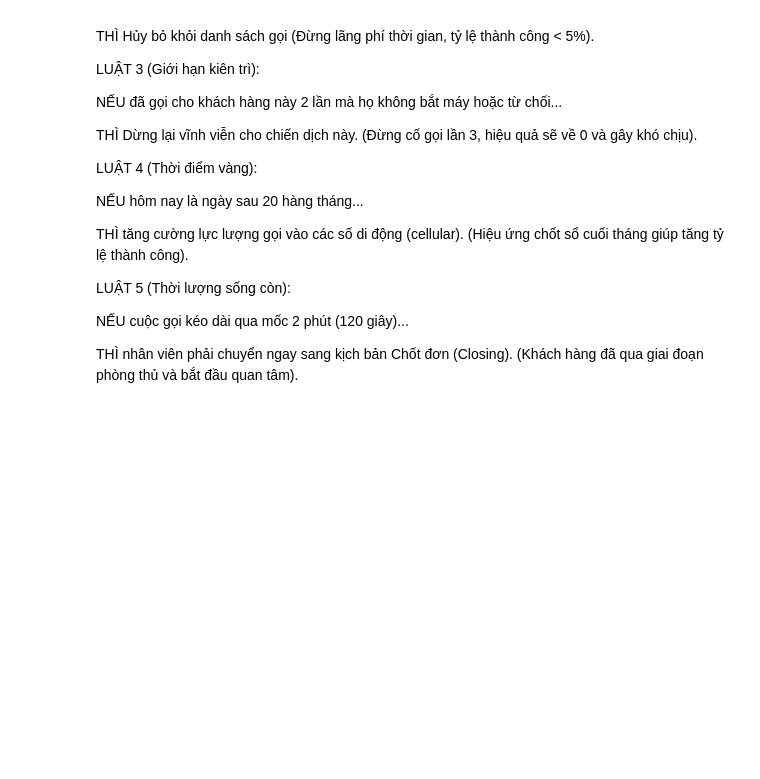
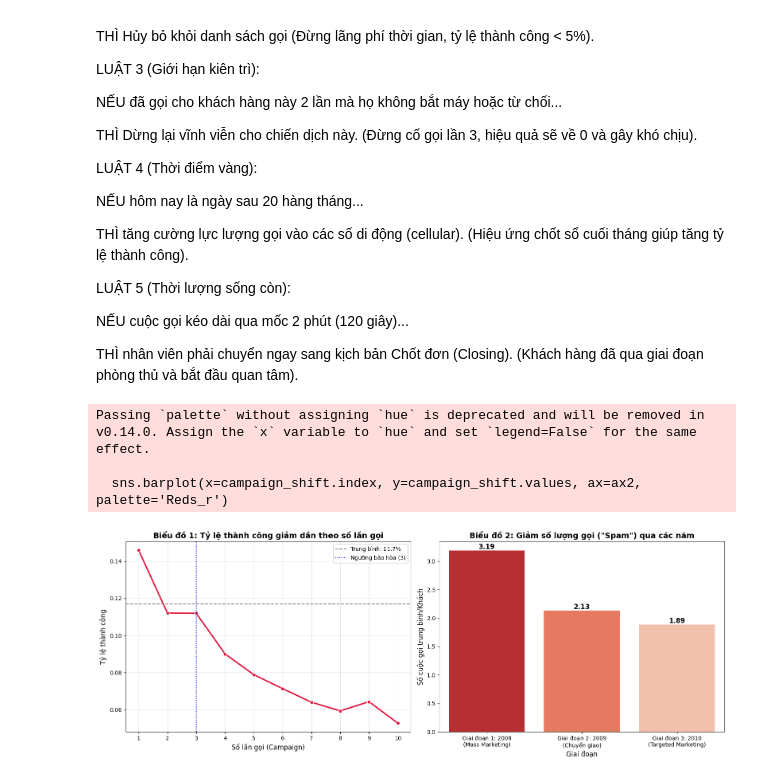
Before and after one commit to NguyenPhanNhatLan/DM, a Jupyter notebook: notebooks/campaign.ipynb, the cells around one changed output. Drawn from its saved outputs; the diff is of its cells as text; code cells hidden in the pictures; blank space fills up the shorter version.

```diff
--- a/notebooks/campaign.ipynb
+++ b/notebooks/campaign.ipynb
@@ -515,3 +462,43 @@ LUẬT 5 (Thời lượng sống còn):
 NẾU cuộc gọi kéo dài qua mốc 2 phút (120 giây)...
 
 THÌ nhân viên phải chuyển ngay sang kịch bản Chốt đơn (Closing). (Khách hàng đã qua giai đoạn phòng thủ và bắt đầu quan tâm).
+# %%
+fig, (ax1, ax2) = plt.subplots(1, 2, figsize=(16, 6))
+
+# --- BIỂU ĐỒ 1: ĐƯỜNG CONG HIỆU QUẢ (Micro View) ---
+# Chỉ lấy đến 10 cuộc gọi để biểu đồ không bị nhiễu
+df_camp = df[df['campaign'] <= 10]
+sns.lineplot(data=df_camp, x='campaign', y='target', marker='o', linewidth=2.5, color='crimson', ax=ax1, errorbar=None)
+# Vẽ đường tham chiếu trung bình
+avg_rate = df['target'].mean()
+ax1.axhline(avg_rate, color='grey', linestyle='--', label=f'Trung bình: {avg_rate*100:.1f}%')
+
+ax1.set_title('Biểu đồ 1: Tỷ lệ thành công giảm dần theo số lần gọi', fontsize=14, fontweight='bold')
+ax1.set_xlabel('Số lần gọi (Campaign)', fontsize=12)
+ax1.set_ylabel('Tỷ lệ thành công', fontsize=12)
+ax1.set_xticks(range(1, 11))
+ax1.axvline(3, color='blue', linestyle=':', label='Ngưỡng bão hòa (3)')
+ax1.legend()
+ax1.grid(True, alpha=0.3)
+
+# --- BIỂU ĐỒ 2: SO SÁNH CÁC NĂM (Macro View) ---
+campaign_shift = df.groupby('Stage', observed=False)['campaign'].mean()
+sns.barplot(x=campaign_shift.index, y=campaign_shift.values, ax=ax2, palette='Reds_r')
+
+ax2.set_title('Biểu đồ 2: Giảm số lượng gọi ("Spam") qua các năm', fontsize=14, fontweight='bold')
+ax2.set_ylabel('Số cuộc gọi trung bình/Khách', fontsize=12)
+ax2.set_xlabel('Giai đoạn', fontsize=12)
+
+# Thêm nhãn giá trị
+for p in ax2.patches:
+    ax2.annotate(f'{p.get_height():.2f}',
+                 (p.get_x() + p.get_width() / 2., p.get_height()),
+                 ha='center', va='bottom', fontsize=12, fontweight='bold')
+
+plt.tight_layout()
+plt.show()
+# %% [output]
+Passing `palette` without assigning `hue` is deprecated and will be removed in v0.14.0. Assign the `x` variable to `hue` and set `legend=False` for the same effect.
+
+  sns.barplot(x=campaign_shift.index, y=campaign_shift.values, ax=ax2, palette='Reds_r')
+[figure, added]
```
Also changed, not shown: parts of 4 cells of this notebook.
